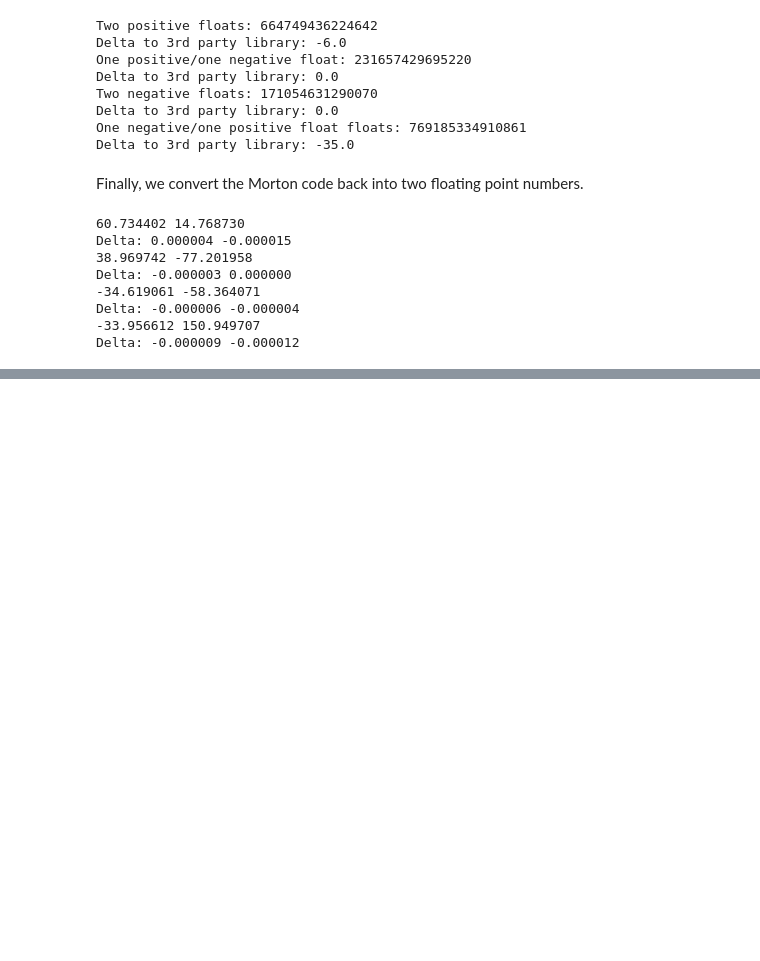
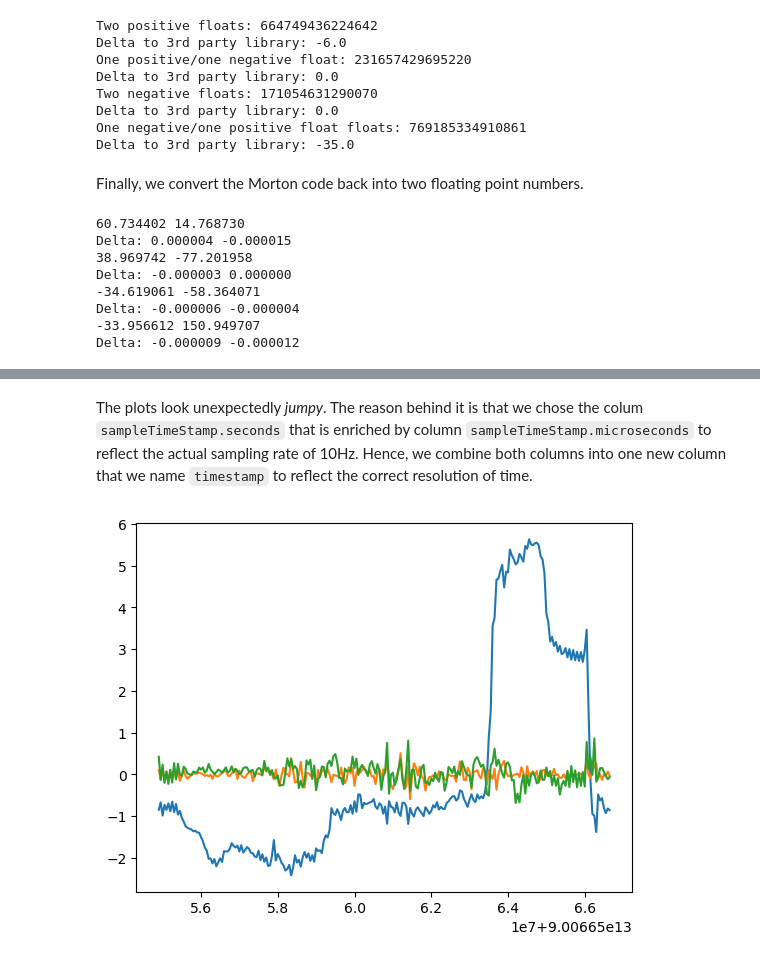
Before and after one commit to chrberger/sfc, a Jupyter notebook: IntroductionToAppliedEventDetection.ipynb, the cells around one changed output, grey strips where cells are left out. Drawn from its saved outputs; the diff is of its cells as text; code cells hidden in the pictures; blank space fills up the shorter version.

```diff
--- a/IntroductionToAppliedEventDetection.ipynb
+++ b/IntroductionToAppliedEventDetection.ipynb
@@ -211,0 +245,11 @@ Delta: -0.000009 -0.000012
+# %% [markdown]
+The plots look unexpectedly _jumpy_. The reason behind it is that we chose the colum `sampleTimeStamp.seconds` that is enriched by column `sampleTimeStamp.microseconds` to reflect the actual sampling rate of 10Hz. Hence, we combine both columns into one new column that we name `timestamp` to reflect the correct resolution of time.
+# %%
+# Plot the accelerations but this time using the correct resolution of time.
+df['timestamp'] = df['sampleTimeStamp.seconds'] * 1000000 + df['sampleTimeStamp.microseconds']
+plt.plot(df['timestamp'], df['accel_x'])
+plt.plot(df['timestamp'], df['accel_y'])
+plt.plot(df['timestamp'], df['accel_z'])
+plt.show()
+# %% [output]
+[figure, added]
```
Also changed, not shown: parts of 33 cells of this notebook.
